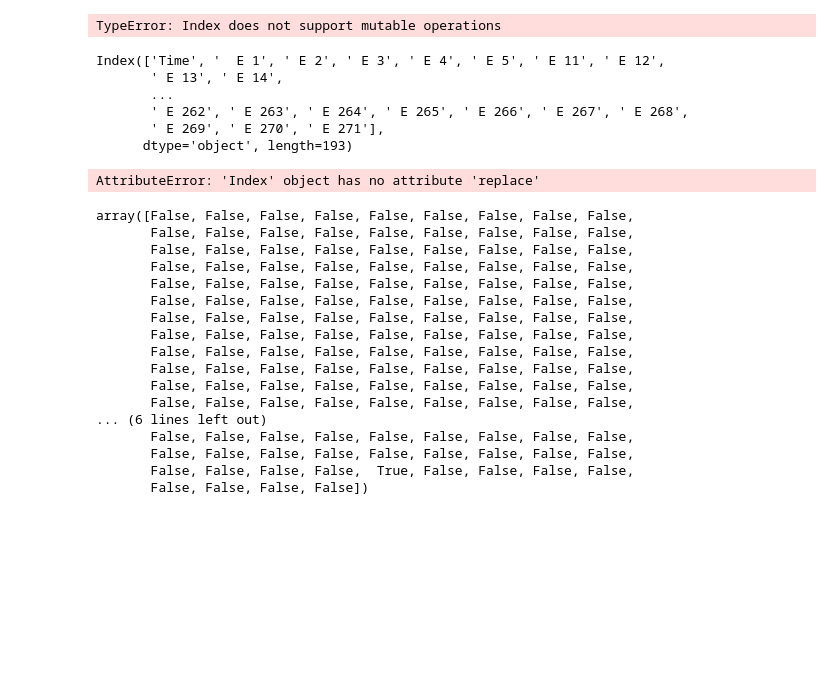
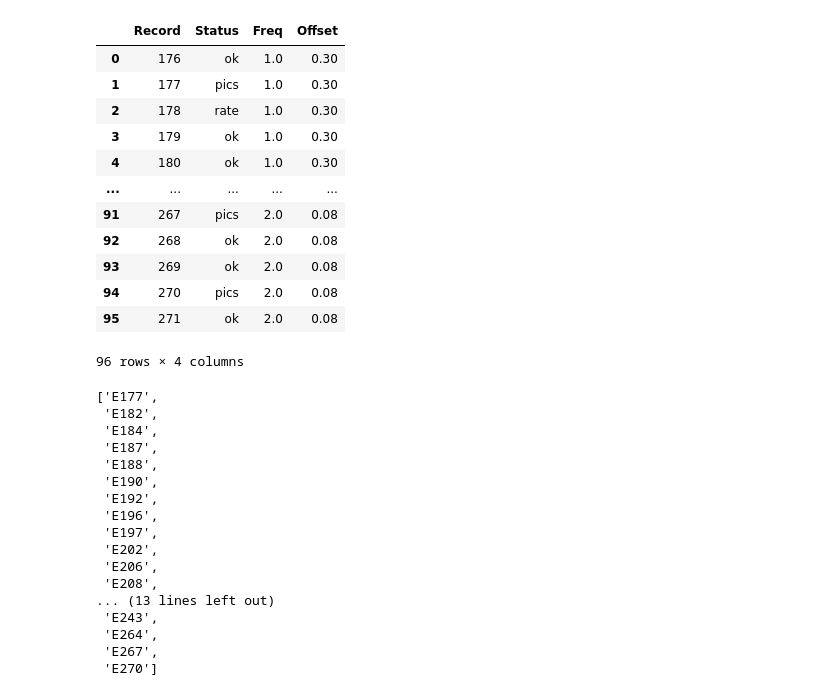
Before and after one commit to orlandomarcelo/DREAM_repo, a Jupyter notebook: Notebooks/test_pipeline.ipynb, the cells around one changed output. Cells and saved outputs as stored; diff of their text form; code cells hidden in the pictures; blank space fills up the shorter version.

```diff
--- a/Notebooks/test_pipeline.ipynb
+++ b/Notebooks/test_pipeline.ipynb
@@ -15,40 +15,20 @@ if module_path not in sys.path:
 import ExperimentClass
 # %%
 importlib.reload(ExperimentClass)
-
-manip = ExperimentClass.Experiment("20230321_Ek_FvFm_Sinus", "JTS", diff_xaxis = False)
+manip = ExperimentClass.Experiment("20230321_Ek_FvFm_Sinus", "JTS", diff_xaxis = True)
-# %% [output]
-TypeError: Index does not support mutable operations
 # %%
-manip.keys
+manip.get_annotations()
 # %% [output]
+|  | Record | Status | Freq | Offset |
+| 0 | 176 | ok | 1.0 | 0.30 |
+| 1 | 177 | pics | 1.0 | 0.30 |
+| 2 | 178 | rate | 1.0 | 0.30 |
+| 3 | 179 | ok | 1.0 | 0.30 |
+| 4 | 180 | ok | 1.0 | 0.30 |
+| ... | ... | ... | ... | ... |
+| 91 | 267 | pics | 2.0 | 0.08 |
+| 92 | 268 | ok | 2.0 | 0.08 |
+| 93 | 269 | ok | 2.0 | 0.08 |
+| 94 | 270 | pics | 2.0 | 0.08 |
+| 95 | 271 | ok | 2.0 | 0.08 |
-Index(['Time', '  E 1', ' E 2', ' E 3', ' E 4', ' E 5', ' E 11', ' E 12',
-       ' E 13', ' E 14',
-       ...
-       ' E 262', ' E 263', ' E 264', ' E 265', ' E 266', ' E 267', ' E 268',
-       ' E 269', ' E 270', ' E 271'],
-      dtype='object', length=193)
+96 rows × 4 columns
-# %%
-manip.keys.replace(" ","")
-# %% [output]
-AttributeError: 'Index' object has no attribute 'replace'
-# %%
-manip.keys == " E 263"
-# %% [output]
-array([False, False, False, False, False, False, False, False, False,
-       False, False, False, False, False, False, False, False, False,
-       False, False, False, False, False, False, False, False, False,
-       False, False, False, False, False, False, False, False, False,
-       False, False, False, False, False, False, False, False, False,
-       False, False, False, False, False, False, False, False, False,
-       False, False, False, False, False, False, False, False, False,
-       False, False, False, False, False, False, False, False, False,
-       False, False, False, False, False, False, False, False, False,
-       False, False, False, False, False, False, False, False, False,
-       False, False, False, False, False, False, False, False, False,
-       False, False, False, False, False, False, False, False, False,
-... (6 lines left out)
-       False, False, False, False, False, False, False, False, False,
-       False, False, False, False, False, False, False, False, False,
-       False, False, False, False,  True, False, False, False, False,
-       False, False, False, False])
@@ -54,0 +37,20 @@ array([False, False, False, False, False, False, False, False, False,
+# %%
+bode_list
+# %% [output]
+['E177',
+ 'E182',
+ 'E184',
+ 'E187',
+ 'E188',
+ 'E190',
+ 'E192',
+ 'E196',
+ 'E197',
+ 'E202',
+ 'E206',
+ 'E208',
+... (13 lines left out)
+ 'E243',
+ 'E264',
+ 'E267',
+ 'E270']
```
Also changed, not shown: parts of 9 cells of this notebook, 1 other file.
